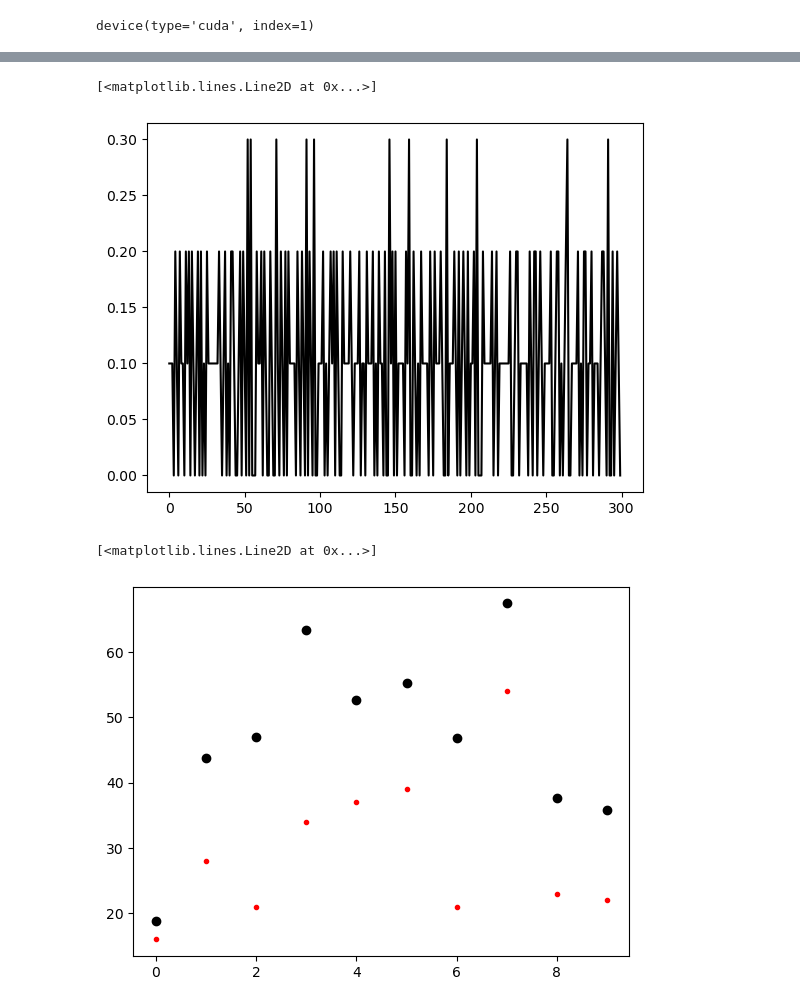
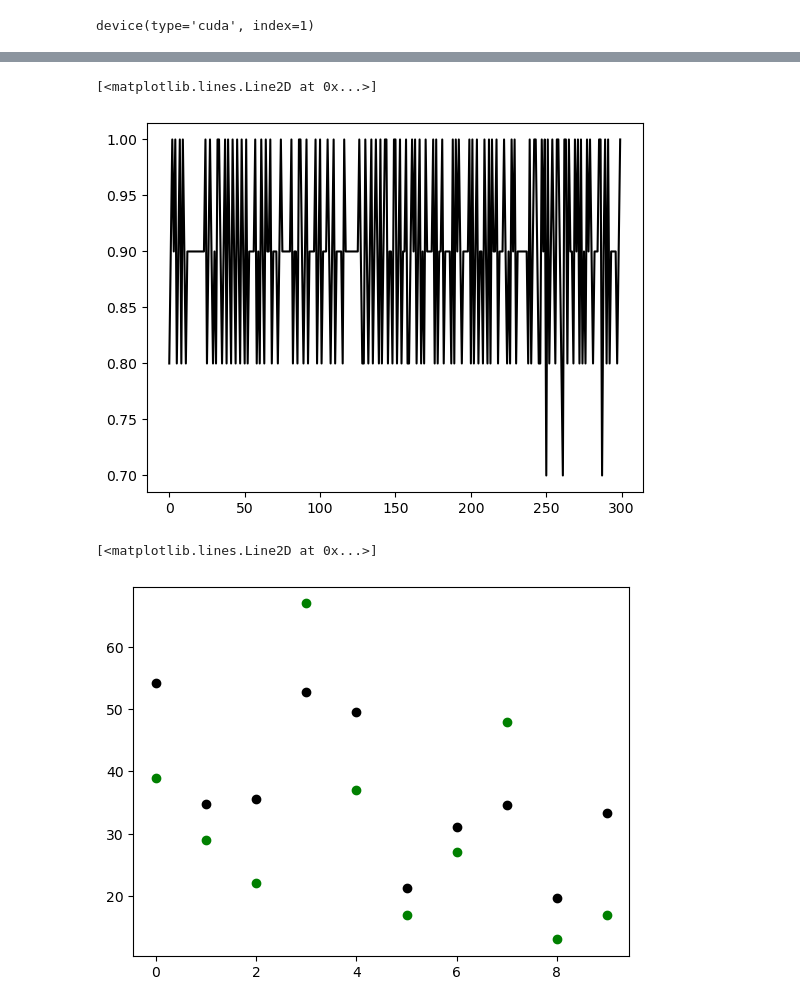
Before and after one commit to khood5/SNN-DNA-project, a Jupyter notebook: classicApproch.ipynb, the cells around one changed output, grey strips where cells are left out. Cells and saved outputs as stored; diff of their text form; code cells hidden in the pictures.

Commit message:
latest graph

```diff
--- a/classicApproch.ipynb
+++ b/classicApproch.ipynb
@@ -149,9 +147,10 @@ model = nn.Sequential(
         )
 device = torch.device("cuda:1" if torch.cuda.is_available() else "cpu")
 model.to(device)
-MSE = nn.MSELoss()
+MSE = nn.MSELoss(reduction = 'sum')
 adam = torch.optim.Adam(model.parameters(),lr=0.00001)
 
+em = 20
 epochs = 150
 losses = []
 accs = []
@@ -170,7 +169,7 @@ for e in range(epochs):
         targetsPlot = targets.clone().detach().cpu().numpy()
         losses.append(float(loss.clone().detach().cpu().numpy()))
         avgLoss.append(float(loss.clone().detach().cpu().numpy()))
-        totalCorrect = torch.sum(torch.isclose(outputs.int(), targets.int(), rtol=.1))
+        totalCorrect = torch.sum(torch.isclose(outputs.int(), targets.int(), atol=em))
         totalCorrect = totalCorrect.clone().detach().cpu().numpy()
         currentAcc.append(float(totalCorrect/len(targets)))
         accs.append(float(totalCorrect/len(targets)))
@@ -185,4 +184,5 @@ training...
 # %%
+em =20
 epochs = 100
 accs = []
 print("test...")
@@ -194,13 +194,13 @@ for e in range(epochs):
         outputs = model(inputs)
         outputPlot = outputs.clone().detach().cpu().numpy()
         targetsPlot = targets.clone().detach().cpu().numpy()
-        totalCorrect = torch.sum(torch.isclose(outputs.int(), targets.int(), rtol=.1))
+        totalCorrect = torch.sum(torch.isclose(outputs.int(), targets.int(), atol=em))
         totalCorrect = totalCorrect.clone().detach().cpu().numpy()
         currentAcc.append(float(totalCorrect/len(targets)))
         accs.append(float(totalCorrect/len(targets)))
-    print(f"\
-        epoch: {e}/{epochs}\t \
-        accuracy:{np.sum(currentAcc)/len(currentAcc)} \
-        ",end="\x1b\r")
+
+print(f"\
+    accuracy:{np.sum(accs)/len(accs)} \
+    ",end="\x1b\r")
 # %% [output]
 test...
@@ -214,10 +214,10 @@ plt.plot(list(range(len(losses))), losses, '-', color='black')
 plt.plot(list(range(len(accs))), accs, '-', color='black')
 # %% [output]
 [<matplotlib.lines.Line2D at 0x...>]
-[figure, old version]
+[figure, new version]
 # %%
 plt.plot(list(range(len(outputPlot))), outputPlot, 'o', color='black')
-plt.plot(list(range(len(targetsPlot))), targetsPlot, '.', color='red')
+plt.plot(list(range(len(targetsPlot))), targetsPlot, 'o', color='green')
 # %% [output]
 [<matplotlib.lines.Line2D at 0x...>]
-[figure, old version]
+[figure, new version]
```
Also changed, not shown: parts of 9 cells of this notebook.
